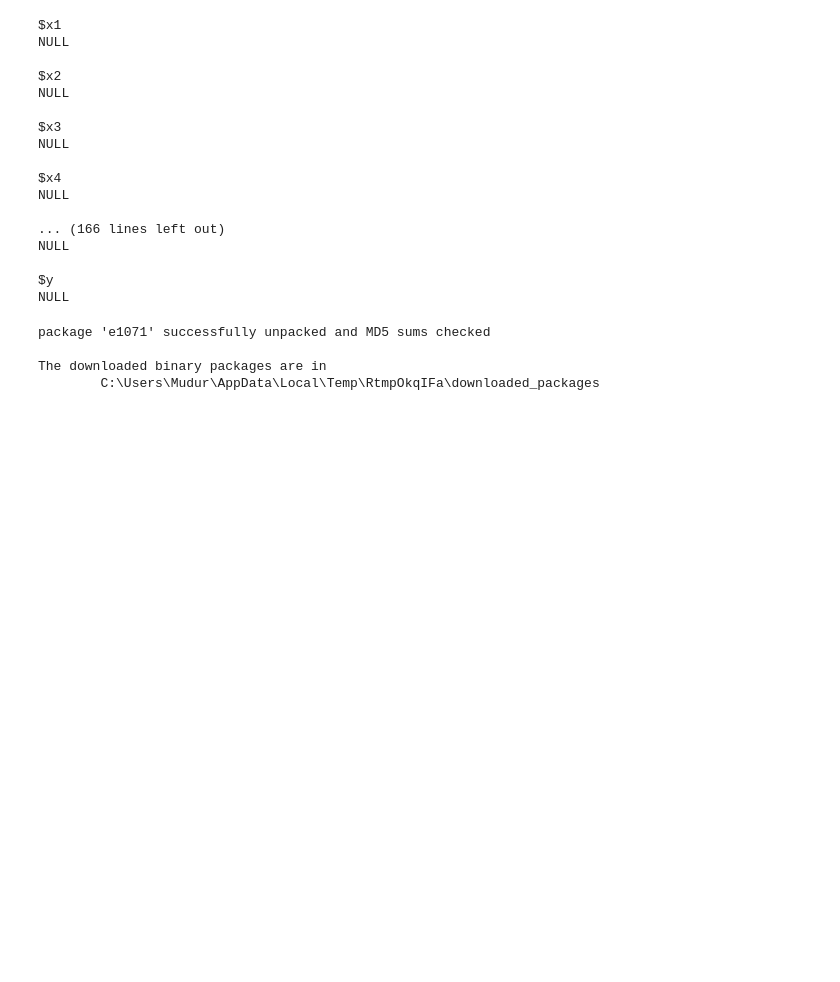
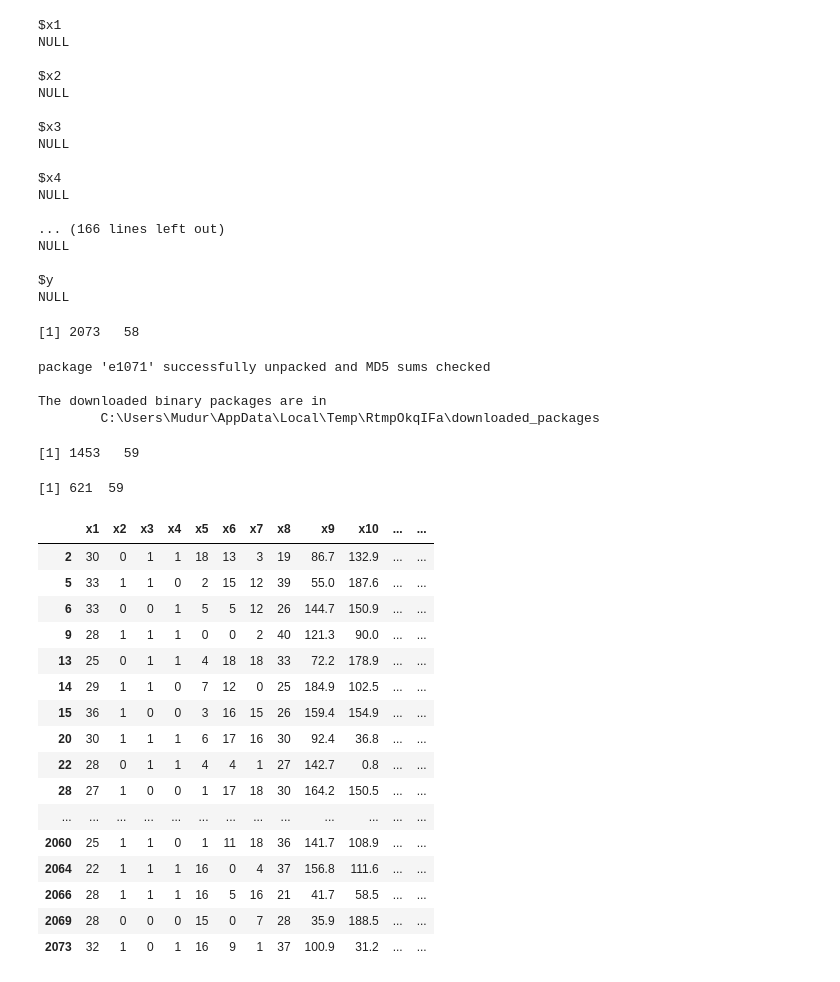
Before and after one commit to karaee/IE518Project, a Jupyter notebook: Project/Project1.ipynb, the cells around one changed output. Saved outputs shown, nothing was run; the diff lists cells and outputs as text; code cells hidden in the pictures; blank space fills up the shorter version.

```diff
--- a/Project/Project1.ipynb
+++ b/Project/Project1.ipynb
@@ -147,3 +156,7 @@ traindata <- traindata[,-c(50,52)]
+# %%
+dim(testdata)
+# %% [output]
+[1] 2073   58
 # %%
 #control
 fitControl <- trainControl(method = "repeatedcv", number = 10, verboseIter = TRUE, classProbs = TRUE)
@@ -157,2 +175,28 @@ The downloaded binary packages are in
+# %%
+dim(traindata7)
+dim(traindata3)
+# %% [output]
+[1] 1453   59
+[1] 621  59
+# %%
+traindata3
+# %% [output]
+|  | x1 | x2 | x3 | x4 | x5 | x6 | x7 | x8 | x9 | x10 | ... | ... |
+| 2 | 30 | 0 | 1 | 1 | 18 | 13 | 3 | 19 | 86.7 | 132.9 | ... | ... |
+| 5 | 33 | 1 | 1 | 0 | 2 | 15 | 12 | 39 | 55.0 | 187.6 | ... | ... |
+| 6 | 33 | 0 | 0 | 1 | 5 | 5 | 12 | 26 | 144.7 | 150.9 | ... | ... |
+| 9 | 28 | 1 | 1 | 1 | 0 | 0 | 2 | 40 | 121.3 | 90.0 | ... | ... |
+| 13 | 25 | 0 | 1 | 1 | 4 | 18 | 18 | 33 | 72.2 | 178.9 | ... | ... |
+| 14 | 29 | 1 | 1 | 0 | 7 | 12 | 0 | 25 | 184.9 | 102.5 | ... | ... |
+| 15 | 36 | 1 | 0 | 0 | 3 | 16 | 15 | 26 | 159.4 | 154.9 | ... | ... |
+| 20 | 30 | 1 | 1 | 1 | 6 | 17 | 16 | 30 | 92.4 | 36.8 | ... | ... |
+| 22 | 28 | 0 | 1 | 1 | 4 | 4 | 1 | 27 | 142.7 | 0.8 | ... | ... |
+| 28 | 27 | 1 | 0 | 0 | 1 | 17 | 18 | 30 | 164.2 | 150.5 | ... | ... |
+| ... | ... | ... | ... | ... | ... | ... | ... | ... | ... | ... | ... | ... |
+| 2060 | 25 | 1 | 1 | 0 | 1 | 11 | 18 | 36 | 141.7 | 108.9 | ... | ... |
+| 2064 | 22 | 1 | 1 | 1 | 16 | 0 | 4 | 37 | 156.8 | 111.6 | ... | ... |
+| 2066 | 28 | 1 | 1 | 1 | 16 | 5 | 16 | 21 | 41.7 | 58.5 | ... | ... |
+| 2069 | 28 | 0 | 0 | 0 | 15 | 0 | 7 | 28 | 35.9 | 188.5 | ... | ... |
+| 2073 | 32 | 1 | 0 | 1 | 16 | 9 | 1 | 37 | 100.9 | 31.2 | ... | ... |
 # %%
 #Lasso
```
Also changed, not shown: parts of 41 cells of this notebook.
